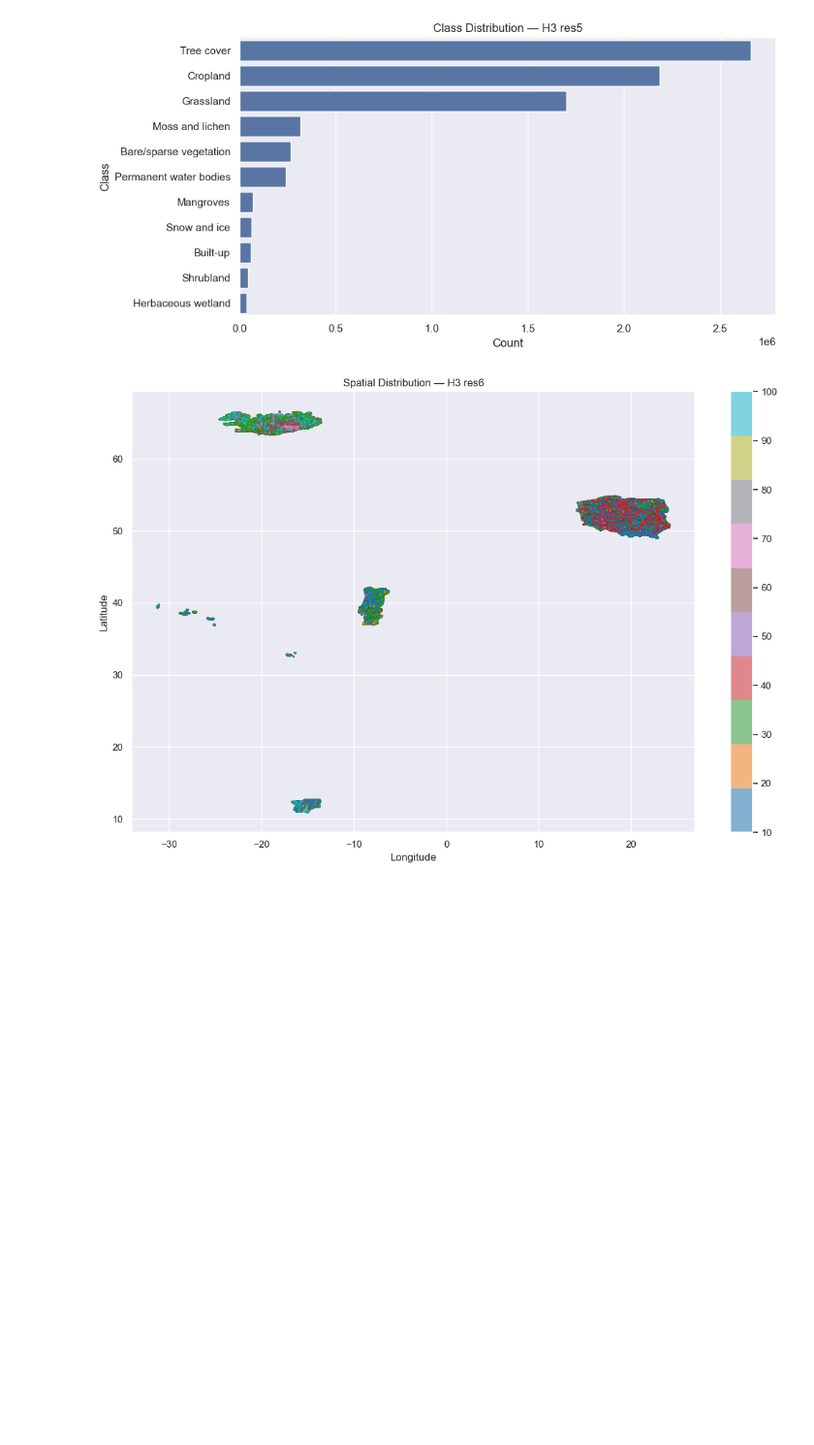
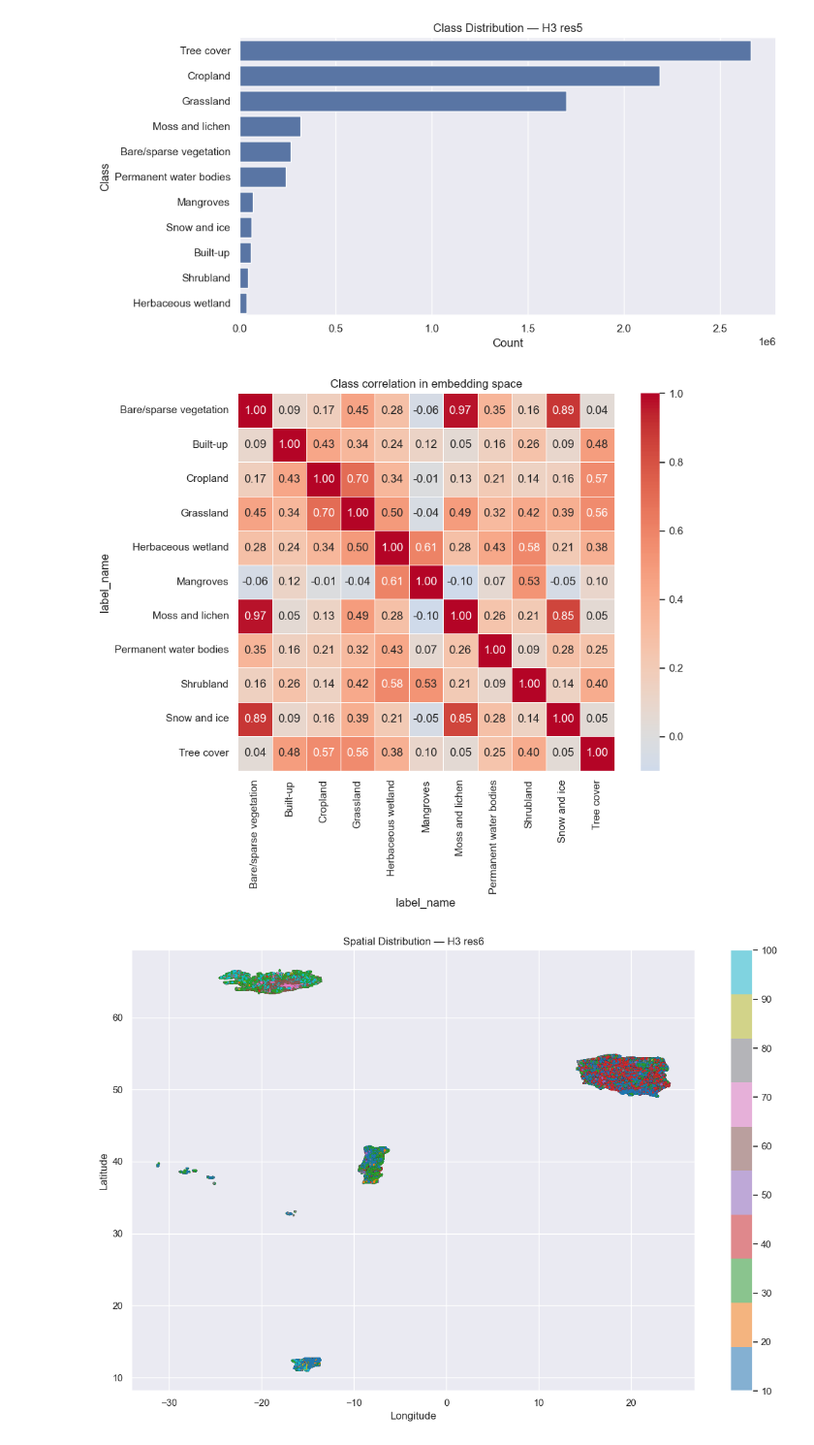
Before and after one commit to pstano1/lucera, a Jupyter notebook: notebooks/eda.ipynb, the cells around one changed output. Shown at 97% size. Drawn from its saved outputs; the diff is of its cells as text; code cells hidden in the pictures; blank space fills up the shorter version.

Commit message:
feat: class correlation matrix

```diff
--- a/notebooks/eda.ipynb
+++ b/notebooks/eda.ipynb
@@ -59,6 +59,28 @@ plt.tight_layout()
 plt.show()
 # %% [output]
 [figure]
+# %%
+embedding_cols = [c for c in df.columns if c.startswith('A')]
+
+class_means = df.groupby('label_name')[embedding_cols].mean()
+
+corr = class_means.T.corr()
+
+plt.figure(figsize=(10, 8))
+sns.heatmap(
+    corr,
+    annot=True,
+    fmt='.2f',
+    cmap='coolwarm',
+    center=0,
+    square=True,
+    linewidths=0.5
+)
+plt.title('Class correlation in embedding space')
+plt.tight_layout()
+plt.show()
+# %% [output]
+[figure, added]
 # %%
 plt.figure(figsize=(12, 8))
 scatter = plt.scatter(
```
Also changed, not shown: 1 other file.
